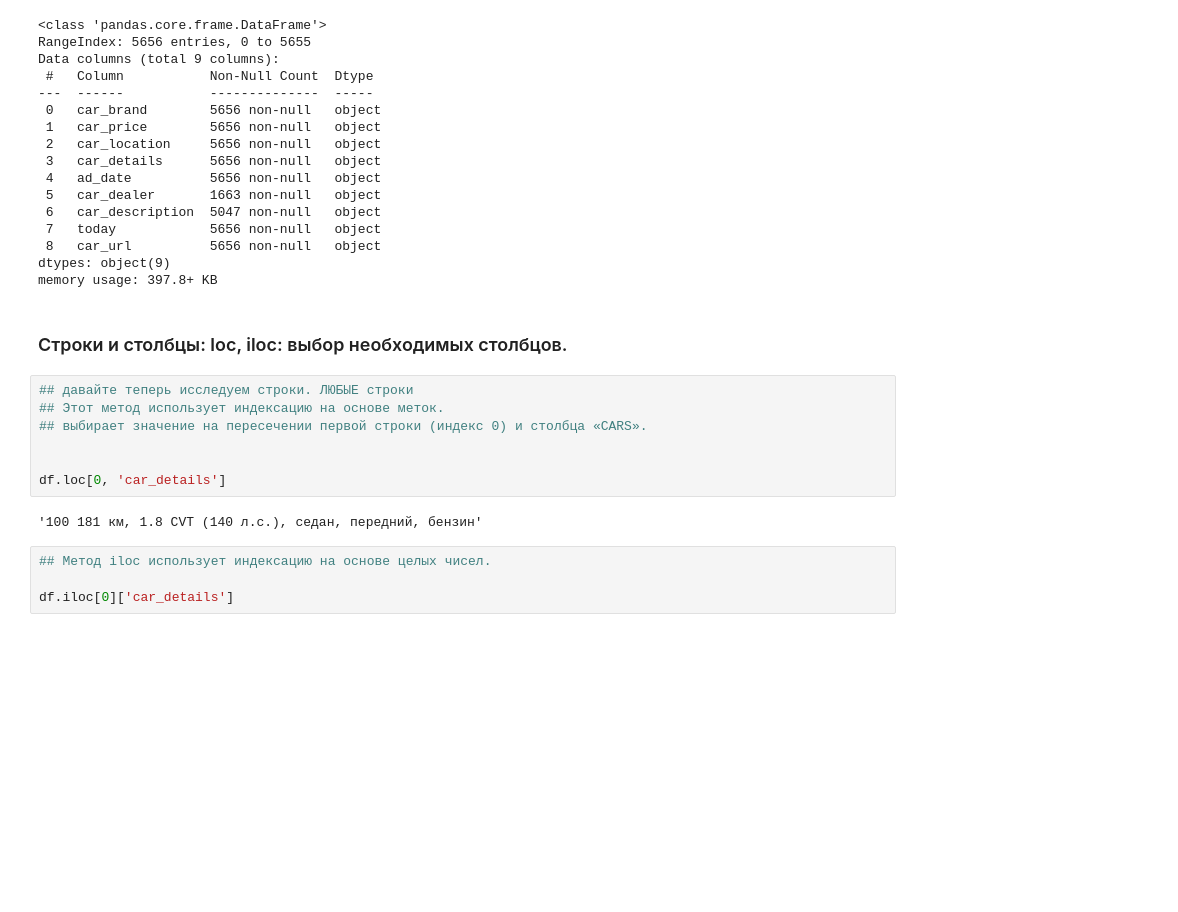
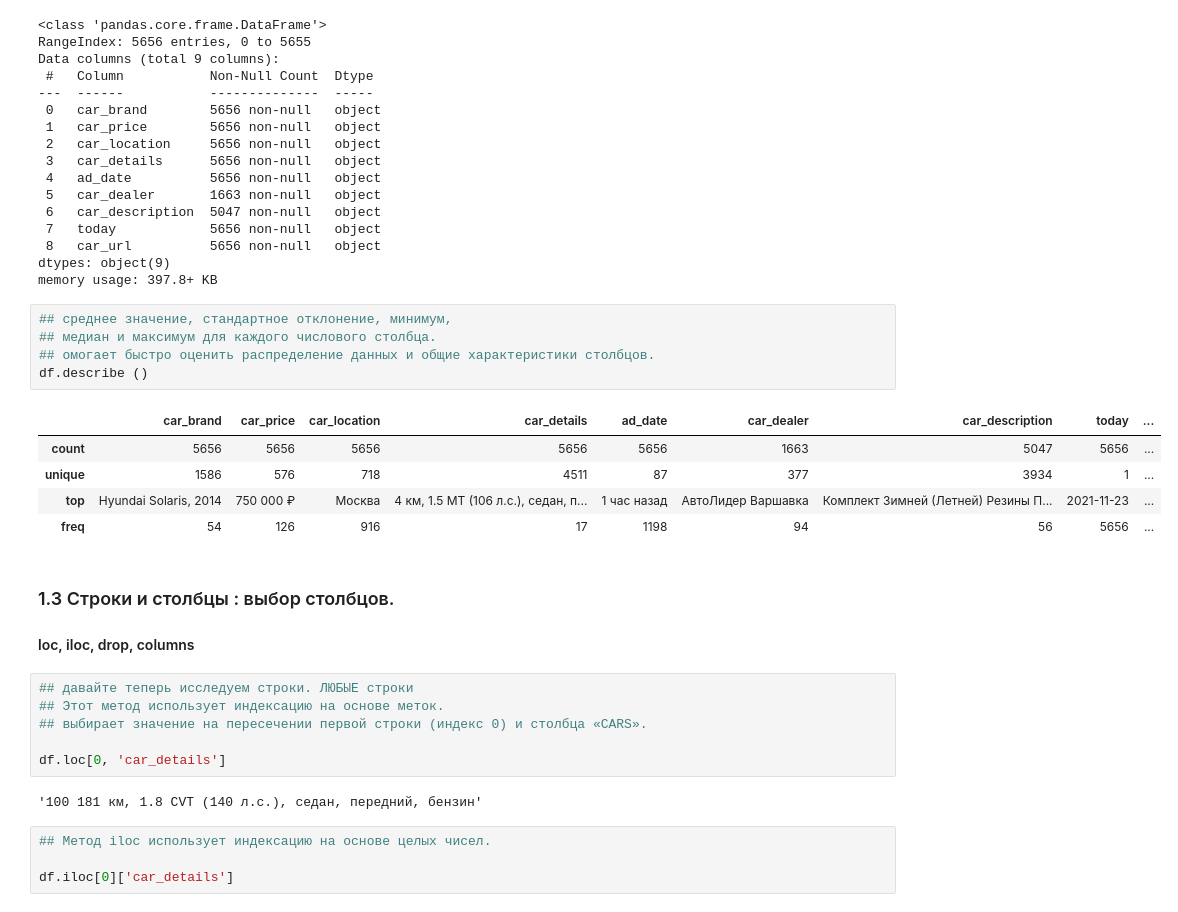
Before and after one commit to iskakanartur/car_data_analysis, a Jupyter notebook: cars.ipynb, the cells around one changed output. Saved outputs shown, nothing was run; the diff lists cells and outputs as text; blank space fills up the shorter version.

```diff
--- a/cars.ipynb
+++ b/cars.ipynb
@@ -105,14 +137,25 @@ Data columns (total 9 columns):
  8   car_url          5656 non-null   object
 dtypes: object(9)
 memory usage: 397.8+ KB
+# %%
+## среднее значение, стандартное отклонение, минимум,
+## медиан и максимум для каждого числового столбца.
+## омогает быстро оценить распределение данных и общие характеристики столбцов.
+df.describe ()
+# %% [output]
+|  | car_brand | car_price | car_location | car_details | ad_date | car_dealer | car_description | today | ... |
+| count | 5656 | 5656 | 5656 | 5656 | 5656 | 1663 | 5047 | 5656 | ... |
+| unique | 1586 | 576 | 718 | 4511 | 87 | 377 | 3934 | 1 | ... |
+| top | Hyundai Solaris, 2014 | 750 000 ₽ | Москва | 4 км, 1.5 MT (106 л.с.), седан, п... | 1 час назад | АвтоЛидер Варшавка | Комплект Зимней (Летней) Резины П... | 2021-11-23 | ... |
+| freq | 54 | 126 | 916 | 17 | 1198 | 94 | 56 | 5656 | ... |
 # %% [markdown]
-### Строки и столбцы: loc, iloc: выбор необходимых столбцов.
+### 1.3 Строки и столбцы : выбор столбцов.
+#### loc, iloc, drop, columns
 # %%
 ## давайте теперь исследуем строки. ЛЮБЫЕ строки
 ## Этот метод использует индексацию на основе меток.
 ## выбирает значение на пересечении первой строки (индекс 0) и столбца «CARS».
 
-
 df.loc[0, 'car_details']
 # %% [output]
 '100 181 км, 1.8 CVT (140 л.с.), седан, передний, бензин'
```
Also changed, not shown: parts of 61 cells of this notebook, 2 other files.
